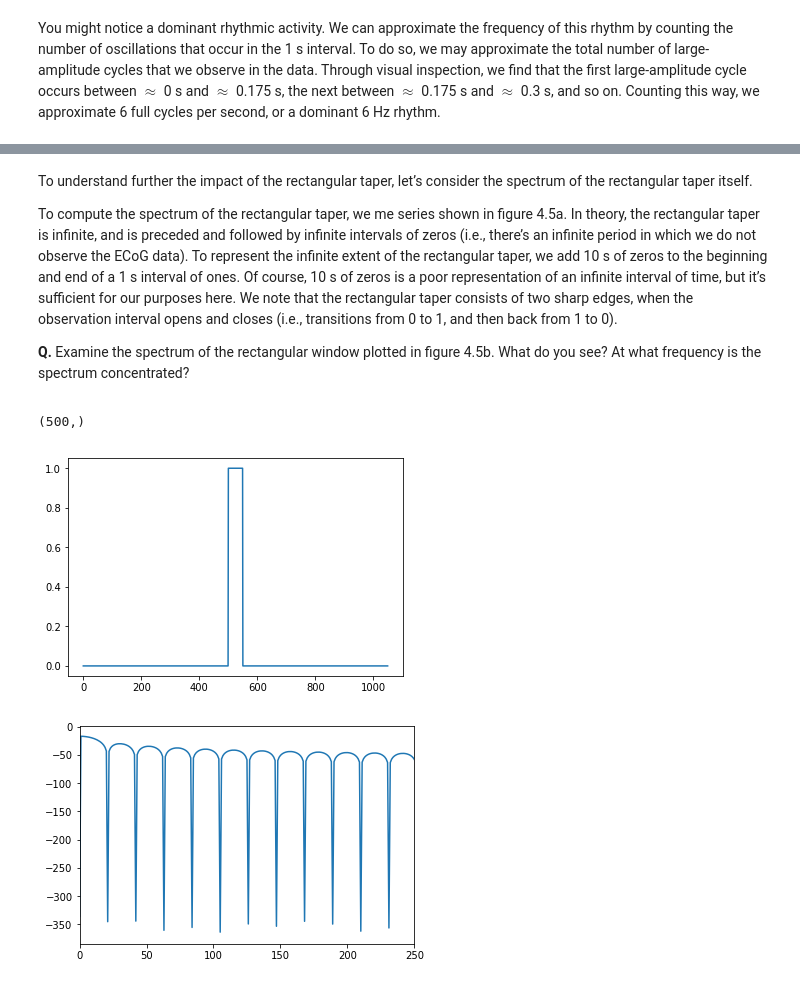
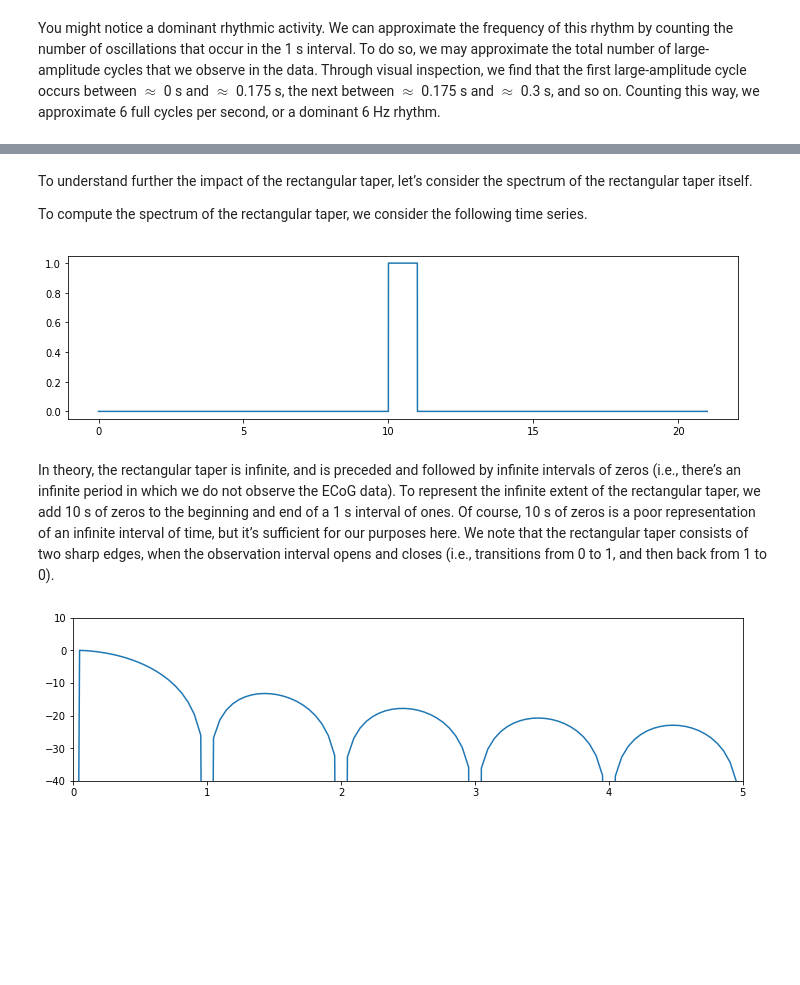
Before and after one commit to Mark-Kramer/Case-Studies-Python, a Jupyter notebook: content/04/ecog-rhythms.ipynb, the cells around one changed output, grey strips where cells are left out. Drawn from its saved outputs; the diff is of its cells as text; code cells hidden in the pictures; blank space fills up the shorter version.

```diff
--- a/content/04/ecog-rhythms.ipynb
+++ b/content/04/ecog-rhythms.ipynb
@@ -139,37 +158,39 @@ In mathematical language, we say that the spectrum of the infinite sinusoid is a
 </p>
 </div>
+# %% [markdown]
+To understand further the impact of the rectangular taper, let’s consider the spectrum of the rectangular taper itself.
+
+To compute the spectrum of the rectangular taper, we consider the following time series.
+<a id="fig:4-5a"></a>
+# %%
+sample_rate = 500
+a = np.zeros((sample_rate * 10))
+b = np.ones((sample_rate))
+
+taper = np.hstack((a,b,a))
+t = np.arange(len(taper)) / sample_rate
+plot(t, taper)
+show()
+# %% [output]
+[figure, added]
 # %% [markdown]
-To understand further the impact of the rectangular taper, let’s consider the spectrum of the rectangular taper itself.
-
-To compute the spectrum of the rectangular taper, we me series shown in figure 4.5a. In theory, the rectangular taper is infinite, and is preceded and followed by infinite intervals of zeros (i.e., there’s an infinite period in which we do not observe the ECoG data). To represent the infinite extent of the rectangular taper, we add 10 s of zeros to the beginning and end of a 1 s interval of ones. Of course, 10 s of zeros is a poor representation of an infinite interval of time, but it’s sufficient for our purposes here. We note that the rectangular taper consists of two sharp edges, when the observation interval opens and closes (i.e., transitions from 0 to 1, and then back from 1 to 0).
-
-
-
-<div class="question">
-
-**Q.** Examine the spectrum of the rectangular window plotted in figure 4.5b. What do you see? At what frequency is the spectrum concentrated?
-
-</div>
+In theory, the rectangular taper is infinite, and is preceded and followed by infinite intervals of zeros (i.e., there’s an infinite period in which we do not observe the ECoG data). To represent the infinite extent of the rectangular taper, we add 10 s of zeros to the beginning and end of a 1 s interval of ones. Of course, 10 s of zeros is a poor representation of an infinite interval of time, but it’s sufficient for our purposes here. We note that the rectangular taper consists of two sharp edges, when the observation interval opens and closes (i.e., transitions from 0 to 1, and then back from 1 to 0).
-# %%
-t.shape
-# %% [output]
-(500,)
 # %%
-a = np.zeros((50 * 10))
-b = np.ones((50))
-
-taper = np.hstack((a,b,a))
-plot(taper)
-show()
-
+# Compute spectrum of the taper
 taperf = np.fft.rfft(taper - taper.mean())
 Sxx = np.real(2 * dt ** 2 / t.max() * (taperf * np.conj(taperf)))
+Sxx = Sxx / Sxx.max()
+
+# Compute frequency resolution and Nyquist frequency
 df = 1 / t.max()
 fNQ = 1 / dt / 2
 faxis = np.arange(len(Sxx)) * df
+
+# Plot results
+Sxx[Sxx == 0] = np.nan  # Avoid division by 0 errors
 plot(faxis, 10 * np.log10(Sxx))
-plt.xlim([0, 250])
+plt.xlim([0, 5])
+plt.ylim([-40, 10])
 show()
 # %% [output]
-[figure, old version]
+[figure, new version]
-[figure, removed]
```
Also changed, not shown: parts of 64 cells of this notebook, 18 other files.
